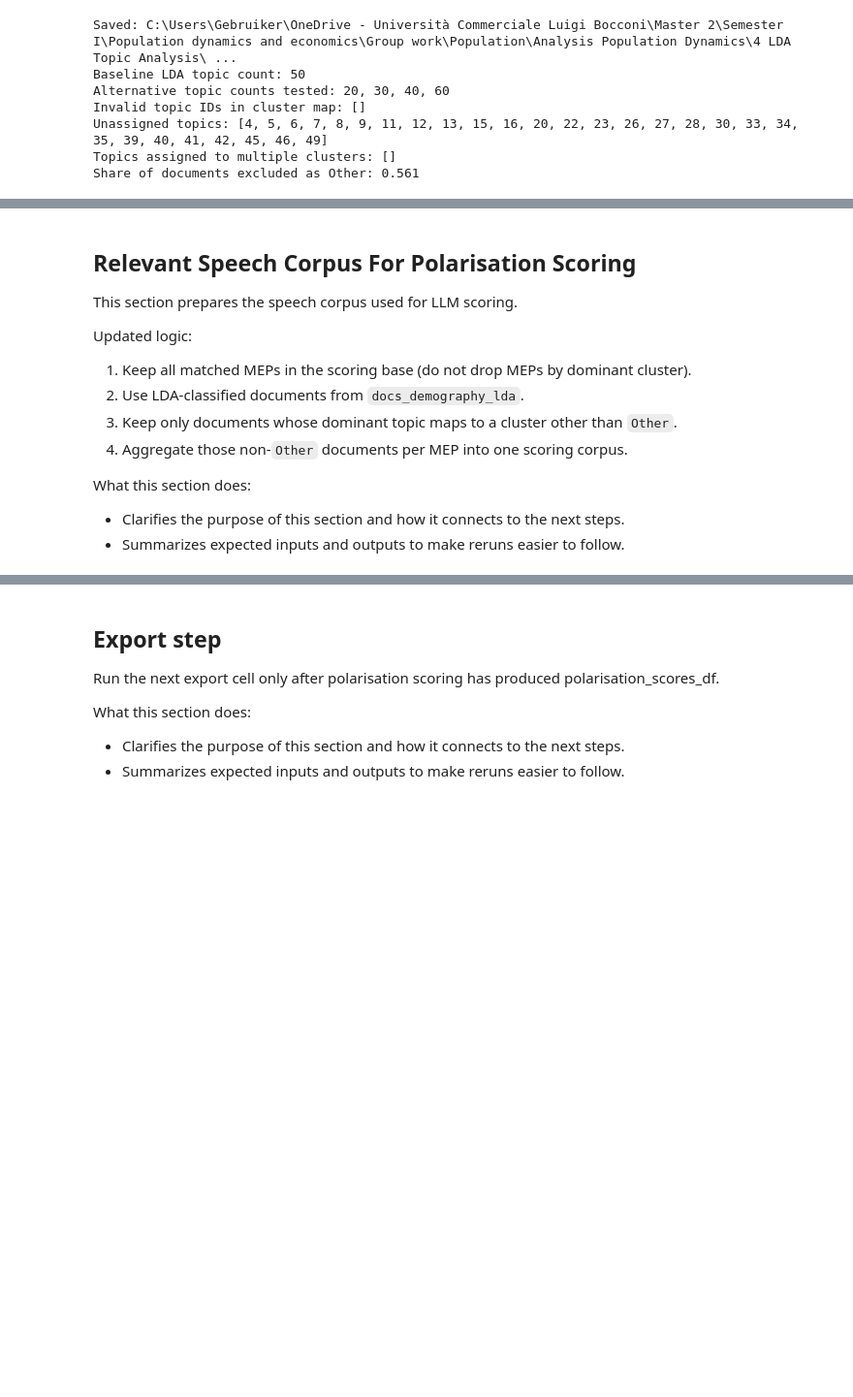
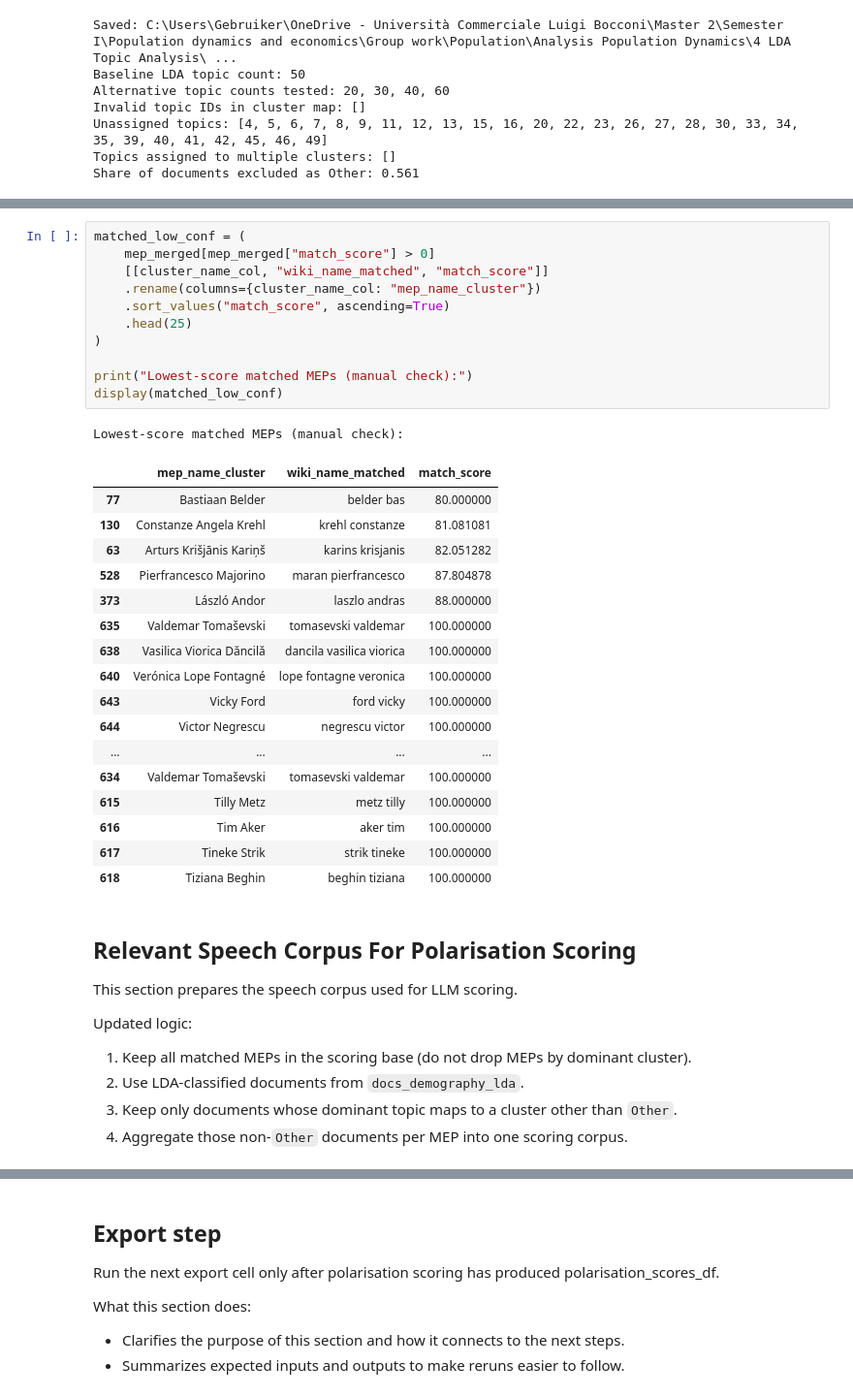
Before and after one commit to SmruthiAnanth/Population, a Jupyter notebook: Analysis Population Dynamics/4 LDA Topic Analysis/LDA_Analysis.ipynb, the cells around one changed output, grey strips where cells are left out. Shown at 97% size. Drawn from its saved outputs; the diff is of its cells as text; blank space fills up the shorter version.

```diff
--- a/Analysis Population Dynamics/4 LDA Topic Analysis/LDA_Analysis.ipynb
+++ b/Analysis Population Dynamics/4 LDA Topic Analysis/LDA_Analysis.ipynb
@@ -1312,3 +1129,33 @@ Merged table shape: (668, 32)
+# %%
+matched_low_conf = (
+    mep_merged[mep_merged["match_score"] > 0]
+    [[cluster_name_col, "wiki_name_matched", "match_score"]]
+    .rename(columns={cluster_name_col: "mep_name_cluster"})
+    .sort_values("match_score", ascending=True)
+    .head(25)
+)
+
+print("Lowest-score matched MEPs (manual check):")
+display(matched_low_conf)
+# %% [output]
+Lowest-score matched MEPs (manual check):
+|  | mep_name_cluster | wiki_name_matched | match_score |
+| 77 | Bastiaan Belder | belder bas | 80.000000 |
+| 130 | Constanze Angela Krehl | krehl constanze | 81.081081 |
+| 63 | Arturs Krišjānis Kariņš | karins krisjanis | 82.051282 |
+| 528 | Pierfrancesco Majorino | maran pierfrancesco | 87.804878 |
+| 373 | László Andor | laszlo andras | 88.000000 |
+| 635 | Valdemar Tomaševski | tomasevski valdemar | 100.000000 |
+| 638 | Vasilica Viorica Dăncilă | dancila vasilica viorica | 100.000000 |
+| 640 | Verónica Lope Fontagné | lope fontagne veronica | 100.000000 |
+| 643 | Vicky Ford | ford vicky | 100.000000 |
+| 644 | Victor Negrescu | negrescu victor | 100.000000 |
+| ... | ... | ... | ... |
+| 634 | Valdemar Tomaševski | tomasevski valdemar | 100.000000 |
+| 615 | Tilly Metz | metz tilly | 100.000000 |
+| 616 | Tim Aker | aker tim | 100.000000 |
+| 617 | Tineke Strik | strik tineke | 100.000000 |
+| 618 | Tiziana Beghin | beghin tiziana | 100.000000 |
 # %% [markdown]
 ## Relevant Speech Corpus For Polarisation Scoring
 
@@ -1319,10 +1166,6 @@ Updated logic:
 2. Use LDA-classified documents from `docs_demography_lda`.
 3. Keep only documents whose dominant topic maps to a cluster other than `Other`.
 4. Aggregate those non-`Other` documents per MEP into one scoring corpus.
-
-What this section does:
-- Clarifies the purpose of this section and how it connects to the next steps.
-- Summarizes expected inputs and outputs to make reruns easier to follow.
 # %%
 
 # Reuse canonical_name() defined earlier in the notebook.
```
Also changed, not shown: parts of 32 cells of this notebook, 28 other files.
